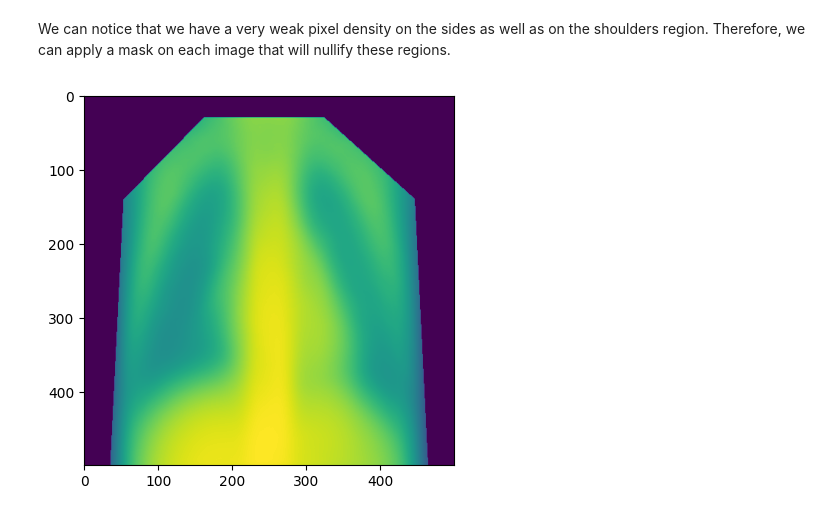
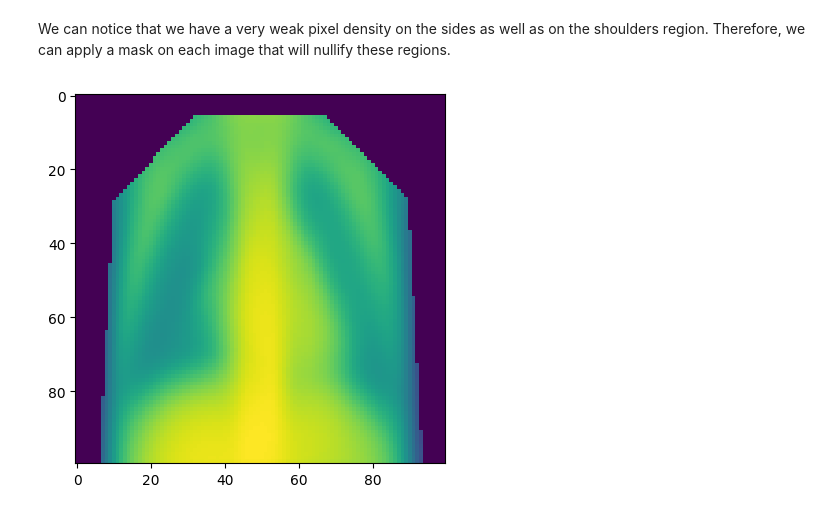
Before and after one commit to Az-r-ow/zoidberg, a Jupyter notebook: src/image_mask.ipynb, the cells around one changed output. Cells and saved outputs as stored; diff of their text form; code cells hidden in the pictures.

```diff
--- a/src/image_mask.ipynb
+++ b/src/image_mask.ipynb
@@ -26,7 +26,7 @@ In a first step, we will be transforming the images to greyscale, resizing them
 # %%
 import numpy as np
 
-img_size = (500, 500)
+img_size = (100, 100)
 
 
 def get_heatmap(img, heatmap):
@@ -39,7 +39,9 @@ def get_heatmap(img, heatmap):
 from utils.helpers import resize_grayscale
 
 formatted_images = (
-    train_data["image"].map(lambda x: resize_grayscale(x)).reset_index(drop=True)
+    train_data["image"]
+    .map(lambda x: resize_grayscale(x, img_size))
+    .reset_index(drop=True)
 )
 # %%
 import numpy as np
@@ -60,33 +70,33 @@ We can notice that we have a very weak pixel density on the sides as well as on
 # %%
 import cv2
 from matplotlib import pyplot as plt
 
-sideoffset = 36
-topoffset = 30
+sideoffset = 7
+topoffset = 6
 
 mask = np.zeros(heatmap.shape[:2])
 pts = np.array(
     [
-        [162, topoffset],
-        [54, 140],
-        [sideoffset, 500],
-        [500 - sideoffset, 500],
-        [500 - 54, 140],
-        [324, topoffset],
+        [32, topoffset],
+        [11, 28],
+        [sideoffset, 100],
+        [100 - sideoffset, 100],
+        [100 - 11, 28],
+        [67, topoffset],
     ],
     np.int32,
 )
 pts = pts.reshape((-1, 1, 2))
 cv2.fillPoly(mask, [pts], color=1)
 
 # print(mask[100])
 masked = mask * heatmap
 # sns.heatmap(masked)
 plt.imshow(masked)
 
 plt.show()
 # %% [output]
-[figure, old version]
+[figure, new version]
 # %%
 # Saving the mask in a npz file
 np.save("../datasets/mask", mask)
```
Also changed, not shown: parts of 3 cells of this notebook, 2 other files.
